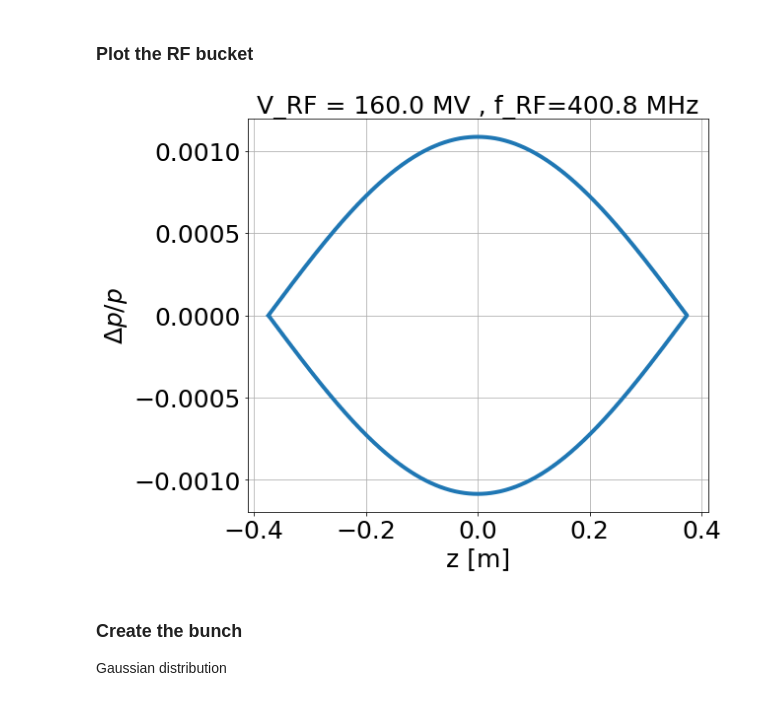
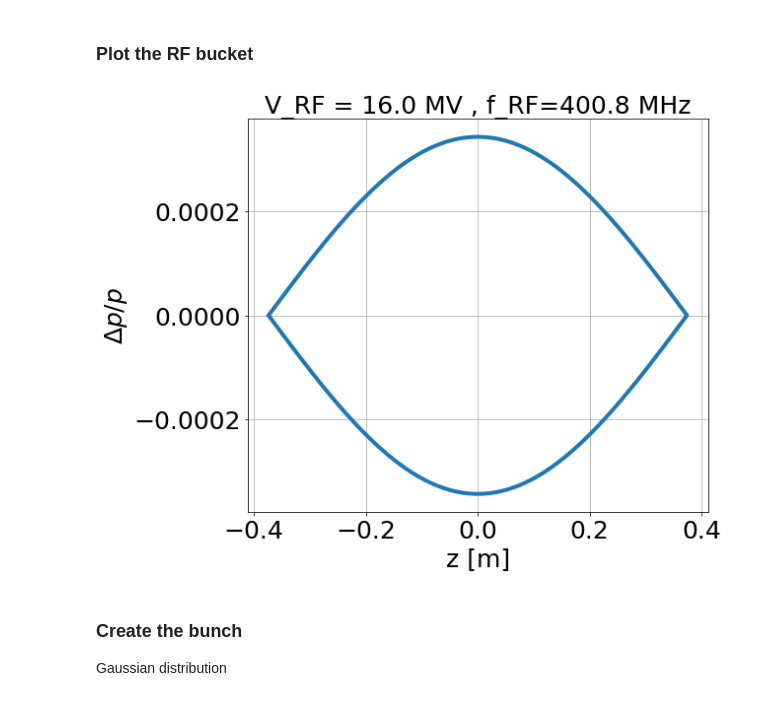
Before and after one commit to natriant/my_tracking_model_notebook, a Jupyter notebook: longitudinal_motion_test.ipynb, the cells around one changed output. Drawn from its saved outputs; the diff is of its cells as text; code cells hidden in the pictures.

```diff
--- a/longitudinal_motion_test.ipynb
+++ b/longitudinal_motion_test.ipynb
@@ -100,7 +100,7 @@ def RF_map(P0, m0, beta_0, f_RF, c, lag, V_RF, E_0, z, delta):
 # %% [markdown]
 ### Define the parameters of the RF cavity
 # %%
-V_RF = 160e-3 # [GV]
+V_RF = 16e-3 # [GV]
 lag = 180.# the lang angle of the cavity [degrees], phase_RF
 f_RF = 400.8e6 # Hz
 # %% [markdown]
@@ -159,30 +159,30 @@ z_right =  bucket_length/2. # [m]
 # %%
 fig, ax = plt.subplots(1,1,figsize=(9,7))
 
 step = 0.001
 z_list = []
 delta_list = []
 
 for zi in np.arange(z_left , z_right , step):
     delta_list.append(np.sqrt(V_RF * (np.cos(h * zi * 2 * np.pi / C0) + 1.) / (np.pi * h * abs(eta) * beta_0 * P0)))
     z_list.append(zi)
 
 for zi in np.arange(z_right, z_left , -step):
     delta_list.append(-np.sqrt(V_RF * (np.cos(h * zi * 2 * np.pi / C0) + 1.) / (np.pi * h * abs(eta) * beta_0 * P0)))
     z_list.append(zi)
 
 ax.plot(z_list, delta_list, linewidth =4)
 plt.xlabel('z [m]')
 plt.ylabel(r'$\Delta p / p$')
 plt.title('V_RF = {} MV , f_RF={:.1f} MHz'.format(V_RF*1e3, f_RF*1e-6))
 
 plt.grid()
 plt.tight_layout()
-savefig = True
+savefig = False
 if savefig:
     plt.savefig('./figures/RF_bucket_V_RF{}MV_f_RF{:.1f}MHz_lagRF{}_sigma_z{}_sigma_d{}_E0{}_gammat_tr{:.3f}.png'.format(V_RF*1e3, f_RF*1e-6, lag, sigma_z, sigma_delta, E_0, gamma_tr))
 # %% [output]
-[figure, old version]
+[figure, new version]
 # %% [markdown]
 ### Create the bunch
 Gaussian distribution
```
Also changed, not shown: parts of 7 cells of this notebook.
